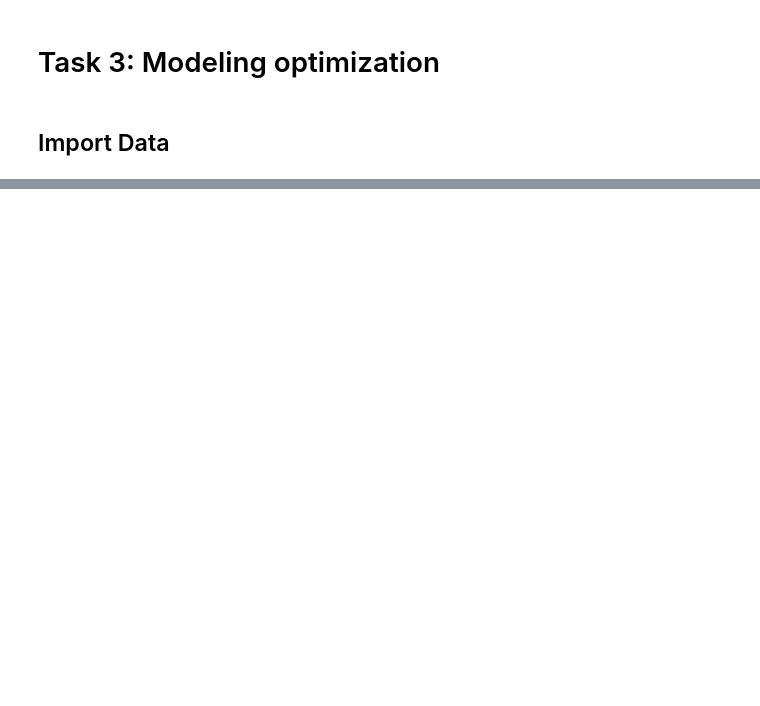
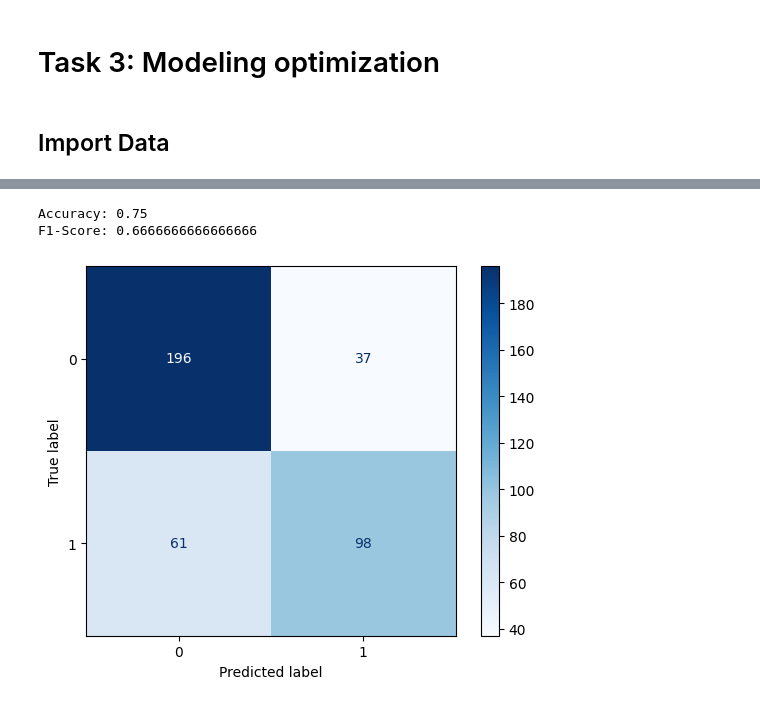
Before and after one commit to john2408/project_intro_ai, a Jupyter notebook: notebooks/Samuel/Task 3 Modeling_optimization.ipynb, the cells around one changed output, grey strips where cells are left out. Saved outputs shown, nothing was run; the diff lists cells and outputs as text; code cells hidden in the pictures; blank space fills up the shorter version.

```diff
--- a/notebooks/Samuel/Task 3 Modeling_optimization.ipynb
+++ b/notebooks/Samuel/Task 3 Modeling_optimization.ipynb
@@ -39,0 +33,7 @@ df_train.shape, df_test.shape
+# %%
+# Define features X and label y
+X = df_train.drop('user_of_latest_model', axis=1)
+y = df_train['user_of_latest_model']
+# %%
+#train test split
+x_train, x_test, y_train, y_test = train_test_split(X, y, test_size=0.4, random_state=17)
@@ -39,0 +70,30 @@ df_train.shape, df_test.shape
+# %%
+#Gradient Boosted Tree
+from sklearn.ensemble import GradientBoostingClassifier
+
+#initialize model
+gbt = GradientBoostingClassifier(n_estimators=100, max_depth=4, learning_rate=1.0,random_state=0)
+
+#fit model to training data
+gbt.fit(x_train,y_train)
+
+# Make predictions on the validation data
+y_pred = gbt.predict(x_test)
+
+# Calculate accuracy and F1-score
+accuracy = accuracy_score(y_test, y_pred)
+f1 = f1_score(y_test, y_pred)
+
+# Print the results
+print("Accuracy:", accuracy)
+print("F1-Score:", f1)
+
+# Display the confusion matrix
+cm = confusion_matrix(y_test, y_pred)
+disp = ConfusionMatrixDisplay(confusion_matrix=cm)
+disp.plot(cmap='Blues')
+plt.show()
+# %% [output]
+Accuracy: 0.75
+F1-Score: 0.6666666666666666
+[figure, added]
```
Also changed, not shown: parts of 10 cells of this notebook.
